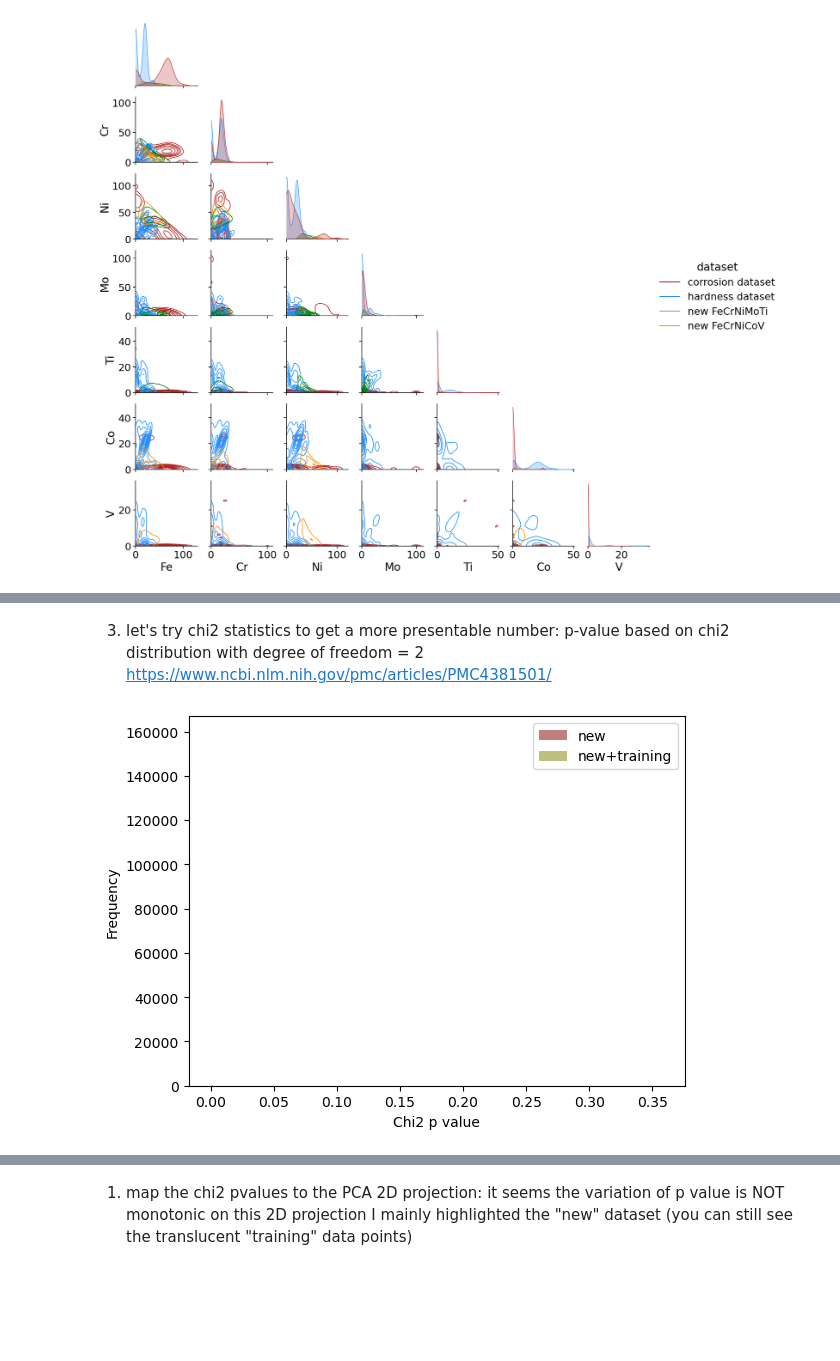
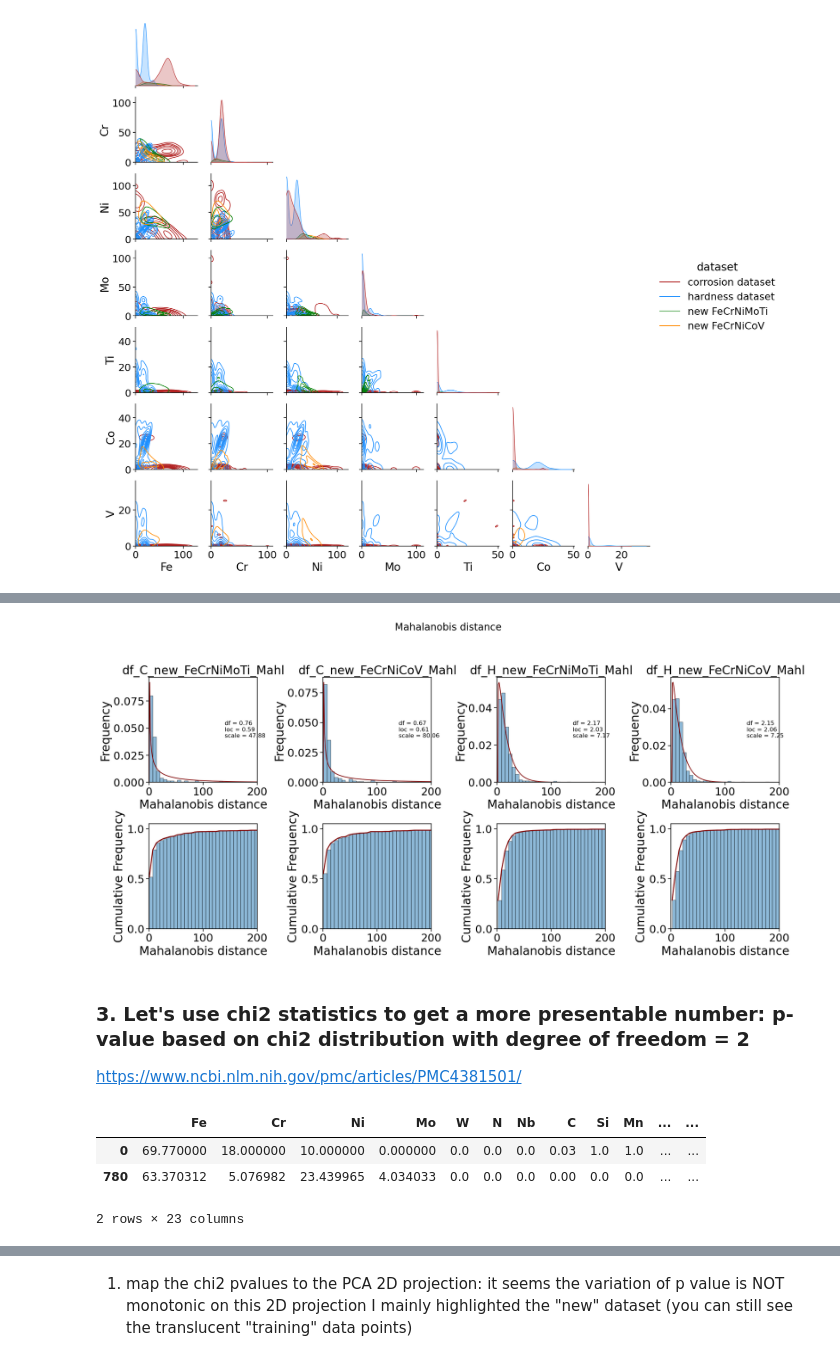
Before and after one commit to YXWU2014/CCA_representation_ML, a Jupyter notebook: Dataset_EDA_Pairplot_PCA_Mahalanobis/EDA_PCA_Mahalanobis.ipynb, the cells around one changed output, grey strips where cells are left out. Cells and saved outputs as stored; diff of their text form; code cells hidden in the pictures; blank space fills up the shorter version.

```diff
--- a/Dataset_EDA_Pairplot_PCA_Mahalanobis/EDA_PCA_Mahalanobis.ipynb
+++ b/Dataset_EDA_Pairplot_PCA_Mahalanobis/EDA_PCA_Mahalanobis.ipynb
@@ -414,0 +216,12 @@ plt.show()
+# %%
+df_C_pca = df_conc_new_pca[df_conc_new_pca['dataset'] == 0]
+df_H_pca = df_conc_new_pca[df_conc_new_pca['dataset'] == 1]
+df_new_FeCrNiMoTi_pca = df_conc_new_pca[df_conc_new_pca['dataset'] == 2]
+df_new_FeCrNiCoV_pca = df_conc_new_pca[df_conc_new_pca['dataset'] == 3]
+
+
+# prepare the df for calculating Mahalanobis distance (cannot have string in df)
+display(df_C_pca.iloc[[0, -1]], df_C_pca.shape,
+        df_H_pca.iloc[[0, -1]], df_H_pca.shape,
+        df_new_FeCrNiMoTi_pca.iloc[[0, -1]], df_new_FeCrNiMoTi_pca.shape,
+        df_new_FeCrNiCoV_pca.iloc[[0, -1]], df_new_FeCrNiCoV_pca.shape)
@@ -415,19 +337,63 @@ plt.show()
+# %%
+# Define dataframes in a list
+dfs = [df_C_new_FeCrNiMoTi_Mahl, df_C_new_FeCrNiCoV_Mahl, df_H_new_FeCrNiMoTi_Mahl, df_H_new_FeCrNiCoV_Mahl]
+titles = ['df_C_new_FeCrNiMoTi_Mahl', 'df_C_new_FeCrNiCoV_Mahl', 'df_H_new_FeCrNiMoTi_Mahl', 'df_H_new_FeCrNiCoV_Mahl']
+
+# Set up subplots
+fig, axs = plt.subplots(2, 4, figsize=(20, 10))
+fig.suptitle('Mahalanobis distance', fontsize=20)
+
+# Iterate through dataframes
+for i, df in enumerate(dfs):
+    # Plot histogram
+    axs[0,i].hist(df['Mahalanobis'], bins=100, edgecolor='black', alpha=0.5, density=True)
+    axs[0,i].set_xlabel('Mahalanobis distance')
+    axs[0,i].set_ylabel('Frequency')
+    axs[0,i].set_xlim(0, 200)
+    axs[0,i].set_title(titles[i])
+
+    # Fit a chi-squared distribution to the data
+    df_param, loc, scale = stats.chi2.fit(df['Mahalanobis'])
+    # Plot the fitted distribution over the histogram
+    x_chi2 = np.linspace(0, np.amax(df['Mahalanobis']), 500)
+    pdf_chi2 = stats.chi2.pdf(x_chi2, df=df_param, loc=loc, scale=scale)
+    axs[0,i].plot(x_chi2, pdf_chi2, 'maroon')
+    # Add the fitted values to the plot
+    axs[0,i].text(0.7, 0.5, f"df = {df_param:.2f}\nloc = {loc:.2f}\nscale = {scale:.2f}",
+                  transform=axs[0,i].transAxes, ha='left', va='center', fontsize=12)
+
+    # Plot CDF
+    counts, bins, patches = axs[1,i].hist(df['Mahalanobis'], bins=100, edgecolor='black', alpha=0.5, cumulative=True, density=True)
+    axs[1,i].plot(bins[:-1], counts, 'maroon', lw=2)
+    axs[1,i].set_xlim(0, 200)
+    axs[1,i].set_xlabel('Mahalanobis distance')
+    axs[1,i].set_ylabel('Cumulative Frequency')
+
+# Show the plot
+plt.tight_layout(rect=[0, 0, 1, 0.96]) # Adjust layout to prevent overlapping
+plt.show()
+# %% [output]
+[figure, added]
 # %% [markdown]
-3. let's try chi2 statistics to get a more presentable number: p-value based on chi2 distribution with degree of freedom = 2
+### 3. Let's use chi2 statistics to get a more presentable number: p-value based on chi2 distribution with degree of freedom = 2
 https://www.ncbi.nlm.nih.gov/pmc/articles/PMC4381501/
 # %%
 # calculate p-value for each mahalanobis distance using
-df_new_num_Mahal['p value'] = 1 - chi2.cdf(df_new_num_Mahal['Mahalanobis'], 2)
-df_conc_num_Mahal['p value'] = 1 - chi2.cdf(df_conc_num_Mahal['Mahalanobis'], 2)
-# Generally, the observation having a p-value less than 0.001 is assumed to be an outlier.
+df_C_new_FeCrNiMoTi_Mahl['p value'] = 1 - chi2.cdf(df_C_new_FeCrNiMoTi_Mahl['Mahalanobis'], 2)
+df_C_new_FeCrNiCoV_Mahl['p value'] = 1 - chi2.cdf(df_C_new_FeCrNiCoV_Mahl['Mahalanobis'], 2)
+df_H_new_FeCrNiMoTi_Mahl['p value'] = 1 - chi2.cdf(df_H_new_FeCrNiMoTi_Mahl['Mahalanobis'], 2)
+df_H_new_FeCrNiCoV_Mahl['p value'] = 1 - chi2.cdf(df_H_new_FeCrNiCoV_Mahl['Mahalanobis'], 2)
 
-# a quick look of the chi2 p value distribution
-plt.hist(df_new_num_Mahal['p value'], bins=50, color='maroon', alpha=0.5, density=True, label='new')
-plt.hist(df_conc_num_Mahal['p value'], bins=200, color='olive', alpha=0.5, density=True, label='new+training')
-plt.xlabel('Chi2 p value')
-plt.ylabel('Frequency')
-plt.legend()
-plt.show()
+# re-attach the labels
+df_C_new_FeCrNiMoTi_Mahl_label = pd.concat([df_C_new_FeCrNiMoTi_Mahl,  df_C_new_FeCrNiMoTi_label], axis=1)
+df_C_new_FeCrNiCoV_Mahl_label = pd.concat([df_C_new_FeCrNiCoV_Mahl,  df_C_new_FeCrNiCoV_label], axis=1)
+df_H_new_FeCrNiMoTi_Mahl_label = pd.concat([df_H_new_FeCrNiMoTi_Mahl,  df_H_new_FeCrNiMoTi_label], axis=1)
+df_H_new_FeCrNiCoV_Mahl_label = pd.concat([df_H_new_FeCrNiCoV_Mahl,  df_H_new_FeCrNiCoV_label], axis=1)
+
+display(df_C_new_FeCrNiMoTi_Mahl_label.iloc[[0,-1]])
 # %% [output]
-[figure, removed]
+|  | Fe | Cr | Ni | Mo | W | N | Nb | C | Si | Mn | ... | ... |
+| 0 | 69.770000 | 18.000000 | 10.000000 | 0.000000 | 0.0 | 0.0 | 0.0 | 0.03 | 1.0 | 1.0 | ... | ... |
+| 780 | 63.370312 | 5.076982 | 23.439965 | 4.034033 | 0.0 | 0.0 | 0.0 | 0.00 | 0.0 | 0.0 | ... | ... |
+2 rows × 23 columns
 # %%
```
Also changed, not shown: parts of 34 cells of this notebook, 17 other files.
